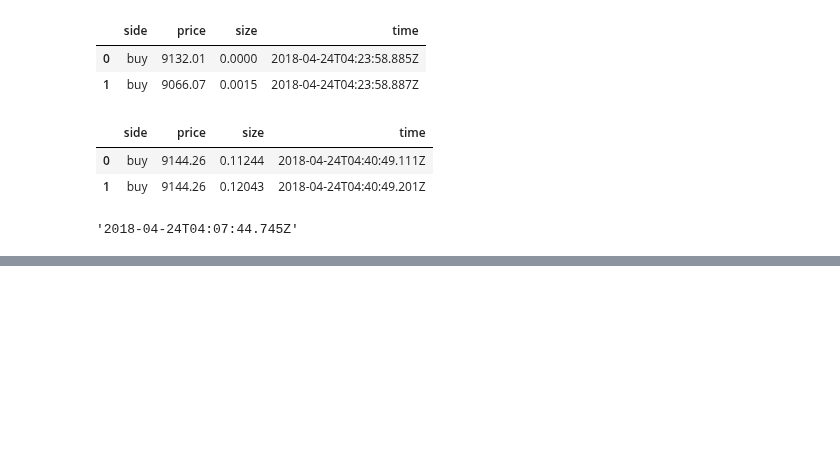
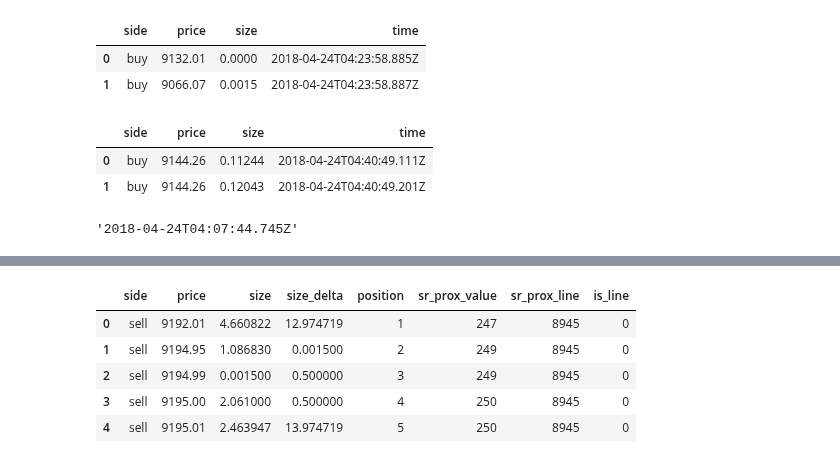
Before and after one commit to timothyyu/gdax-orderbook-ml, a Jupyter notebook: 8_program_structure_improvement.ipynb, the cells around one changed output, grey strips where cells are left out. Drawn from its saved outputs; the diff is of its cells as text; code cells hidden in the pictures; blank space fills up the shorter version.

```diff
--- a/8_program_structure_improvement.ipynb
+++ b/8_program_structure_improvement.ipynb
@@ -819,0 +749,11 @@ snapshot_both_df.head()
+# %%
+apply_l2_update(snapshot_both_df,l2update_15min_2)
+snapshot_state2_df = snapshot_both_df
+snapshot_state2_df.head()
+# %% [output]
+|  | side | price | size | size_delta | position | sr_prox_value | sr_prox_line | is_line |
+| 0 | sell | 9192.01 | 4.660822 | 12.974719 | 1 | 247 | 8945 | 0 |
+| 1 | sell | 9194.95 | 1.086830 | 0.001500 | 2 | 249 | 8945 | 0 |
+| 2 | sell | 9194.99 | 0.001500 | 0.500000 | 3 | 249 | 8945 | 0 |
+| 3 | sell | 9195.00 | 2.061000 | 0.500000 | 4 | 250 | 8945 | 0 |
+| 4 | sell | 9195.01 | 2.463947 | 13.974719 | 5 | 250 | 8945 | 0 |
```
Also changed, not shown: parts of 28 cells of this notebook.
